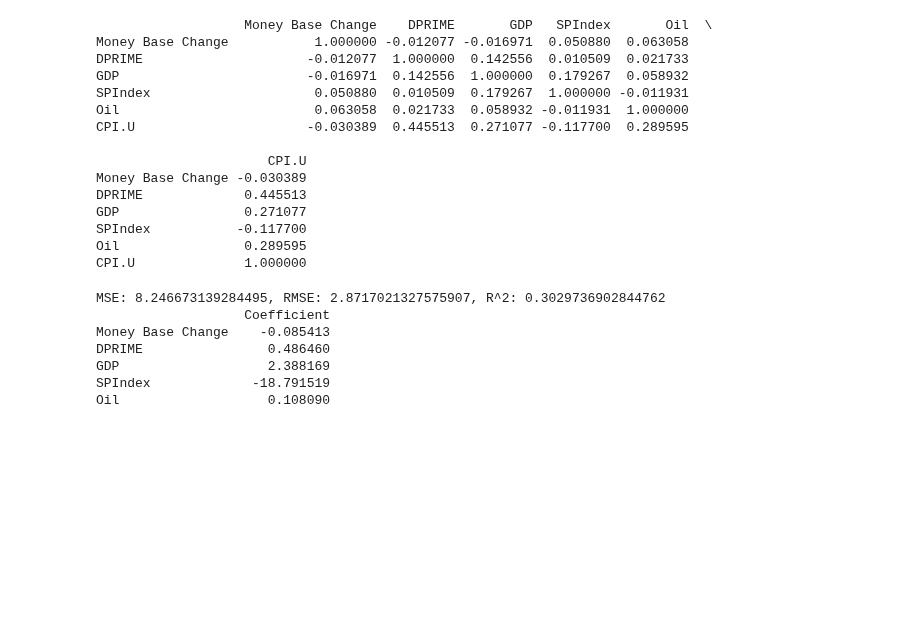
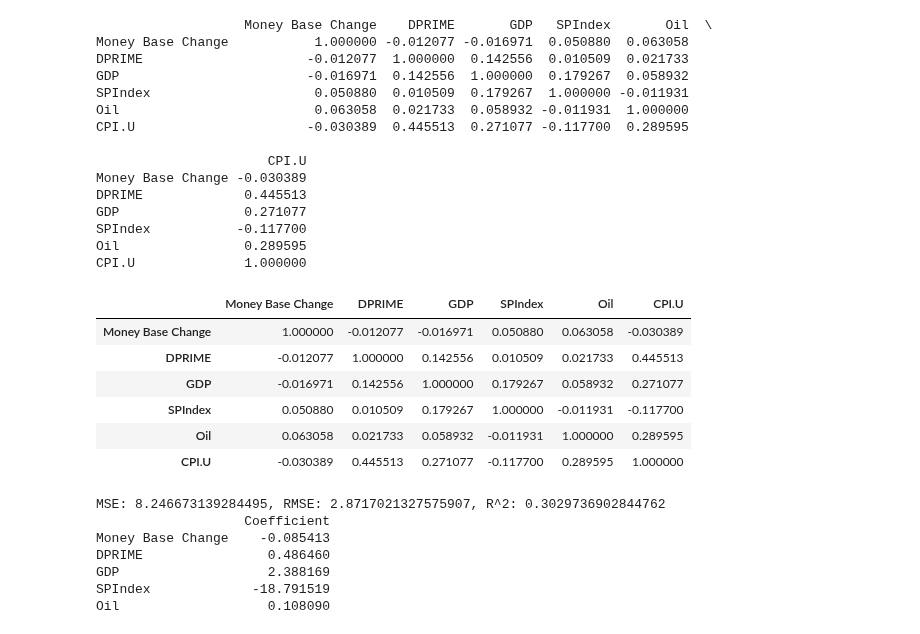
Before and after one commit to AndreiAf02/Math509Project_Public, a Jupyter notebook: 509ProjectV2.ipynb, the cells around one changed output. Drawn from its saved outputs; the diff is of its cells as text; code cells hidden in the pictures; blank space fills up the shorter version.

```diff
--- a/509ProjectV2.ipynb
+++ b/509ProjectV2.ipynb
@@ -134,6 +134,16 @@ GDP                0.271077
 SPIndex           -0.117700
 Oil                0.289595
 CPI.U              1.000000
+# %%
+correlation_matrix.style.background_gradient(cmap='binary')
+# %% [output]
+|  | Money Base Change | DPRIME | GDP | SPIndex | Oil | CPI.U |
+| Money Base Change | 1.000000 | -0.012077 | -0.016971 | 0.050880 | 0.063058 | -0.030389 |
+| DPRIME | -0.012077 | 1.000000 | 0.142556 | 0.010509 | 0.021733 | 0.445513 |
+| GDP | -0.016971 | 0.142556 | 1.000000 | 0.179267 | 0.058932 | 0.271077 |
+| SPIndex | 0.050880 | 0.010509 | 0.179267 | 1.000000 | -0.011931 | -0.117700 |
+| Oil | 0.063058 | 0.021733 | 0.058932 | -0.011931 | 1.000000 | 0.289595 |
+| CPI.U | -0.030389 | 0.445513 | 0.271077 | -0.117700 | 0.289595 | 1.000000 |
 # %%
 from sklearn.model_selection import train_test_split
 from sklearn.linear_model import LinearRegression
```
